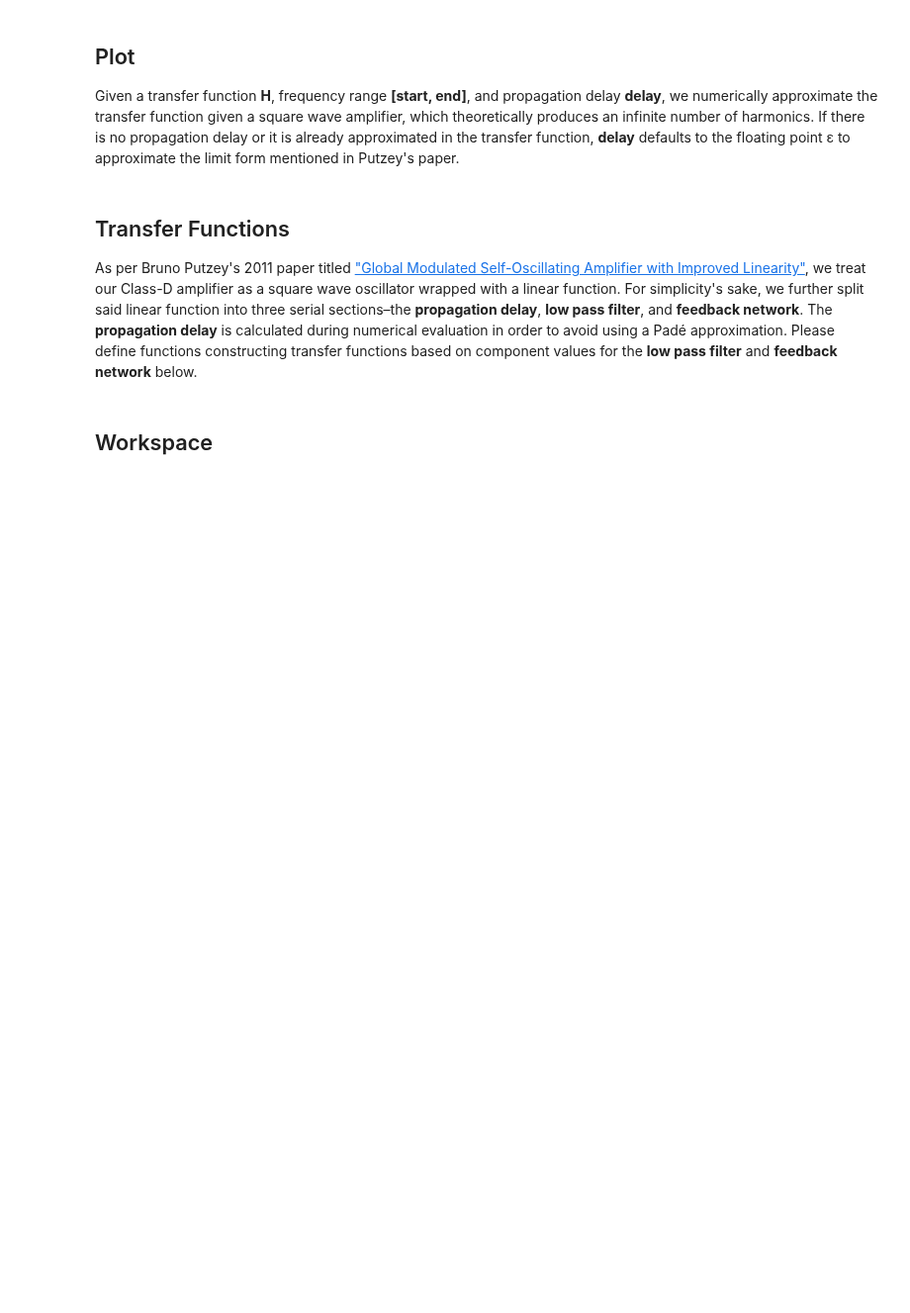
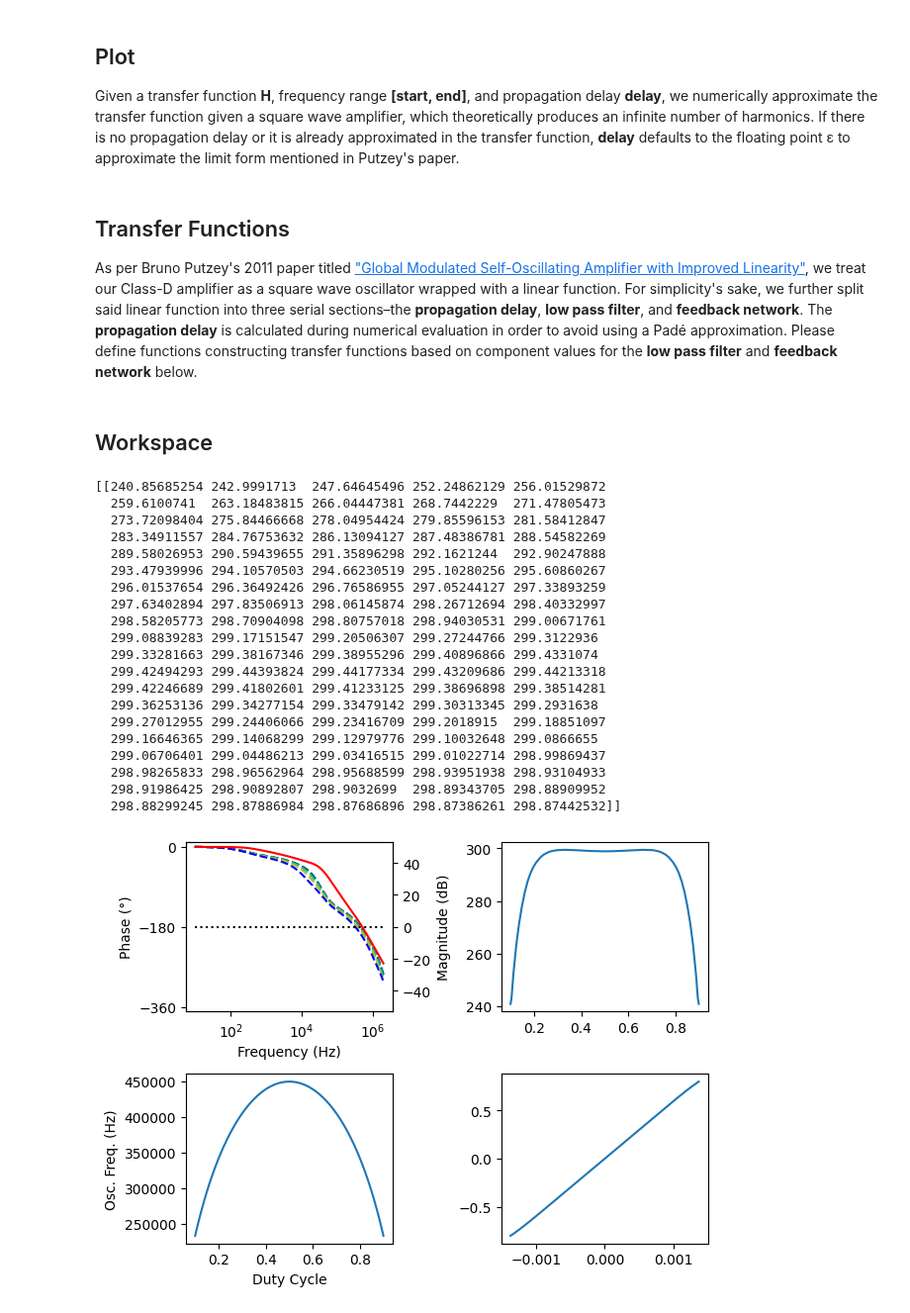
Before and after one commit to aaronlockhartdev/class-d-amp, a Jupyter notebook: loop_analysis/main.ipynb, the cells around one changed output. Shown at 99% size. Cells and saved outputs as stored; diff of their text form; code cells hidden in the pictures; blank space fills up the shorter version.

```diff
--- a/loop_analysis/main.ipynb
+++ b/loop_analysis/main.ipynb
@@ -22,6 +35,27 @@ import matplotlib.pyplot as plt
 # %% [markdown]
 ## Plot
 Given a transfer function **H**, frequency range **\[start, end\]**, and propagation delay **delay**, we numerically approximate the transfer function given a square wave amplifier, which theoretically produces an infinite number of harmonics. If there is no propagation delay or it is already approximated in the transfer function, **delay** defaults to the floating point ε to approximate the limit form mentioned in Putzey's paper.
+# %%
+from modules.calc_resp import precompute_consts, calc_resp
+
+def calc_ext(
+    H: ct.TransferFunction,
+    start: float,
+    end: float,
+    delay=np.finfo(np.longdouble).eps,
+    num_freqs=1_000,
+    num_duty_cycles=100,
+    num_harmonics=100.
+) -> Tuple[np.ndarray]:
+    consts = list(precompute_consts(num_freqs, num_duty_cycles, num_harmonics, (start, end)))
+
+    mags, phs, osc_fs, dcins, dcgains = calc_resp(np.array(H.num[0]).T[::-1,:], np.array(H.den[0]).T[::-1,:], np.array([delay]), *consts)
+
+    consts[0] = np.real(consts[0] / (2j * np.pi))
+    osc_fs /= 2 * np.pi
+    phs -= np.pi
+
+    return (mags[0], phs[0], osc_fs[0], dcins[0], dcgains[0]), consts[:3]
 # %%
 def plot(
     H: ct.TransferFunction,
@@ -272,5 +151,33 @@ def load_sapwin(filename: str) -> Callable[[],ct.TransferFunction]:
 # %% [markdown]
 ## Workspace
+# %%
+plot(
+    lpf(30e-6, 680e-9, 4) *
+    fbn_example(1.8e3, 2.2e-9, 1e3, 330e-12, 8.2e3, 680),
+    10, 2e6, delay=160e-9
+)
+# %% [output]
+[[240.85685254 242.9991713  247.64645496 252.24862129 256.01529872
+  259.6100741  263.18483815 266.04447381 268.7442229  271.47805473
+  273.72098404 275.84466668 278.04954424 279.85596153 281.58412847
+  283.34911557 284.76753632 286.13094127 287.48386781 288.54582269
+  289.58026953 290.59439655 291.35896298 292.1621244  292.90247888
+  293.47939996 294.10570503 294.66230519 295.10280256 295.60860267
+  296.01537654 296.36492426 296.76586955 297.05244127 297.33893259
+  297.63402894 297.83506913 298.06145874 298.26712694 298.40332997
+  298.58205773 298.70904098 298.80757018 298.94030531 299.00671761
+  299.08839283 299.17151547 299.20506307 299.27244766 299.3122936
+  299.33281663 299.38167346 299.38955296 299.40896866 299.4331074
+  299.42494293 299.44393824 299.44177334 299.43209686 299.44213318
+  299.42246689 299.41802601 299.41233125 299.38696898 299.38514281
+  299.36253136 299.34277154 299.33479142 299.30313345 299.2931638
+  299.27012955 299.24406066 299.23416709 299.2018915  299.18851097
+  299.16646365 299.14068299 299.12979776 299.10032648 299.0866655
+  299.06706401 299.04486213 299.03416515 299.01022714 298.99869437
+  298.98265833 298.96562964 298.95688599 298.93951938 298.93104933
+  298.91986425 298.90892807 298.9032699  298.89343705 298.88909952
+  298.88299245 298.87886984 298.87686896 298.87386261 298.87442532]]
+[figure, added]
 # %%
 out = lpf(20e-6, 3.9e-6, 4)
 
```
Also changed, not shown: parts of 14 cells of this notebook, 3 other files.
